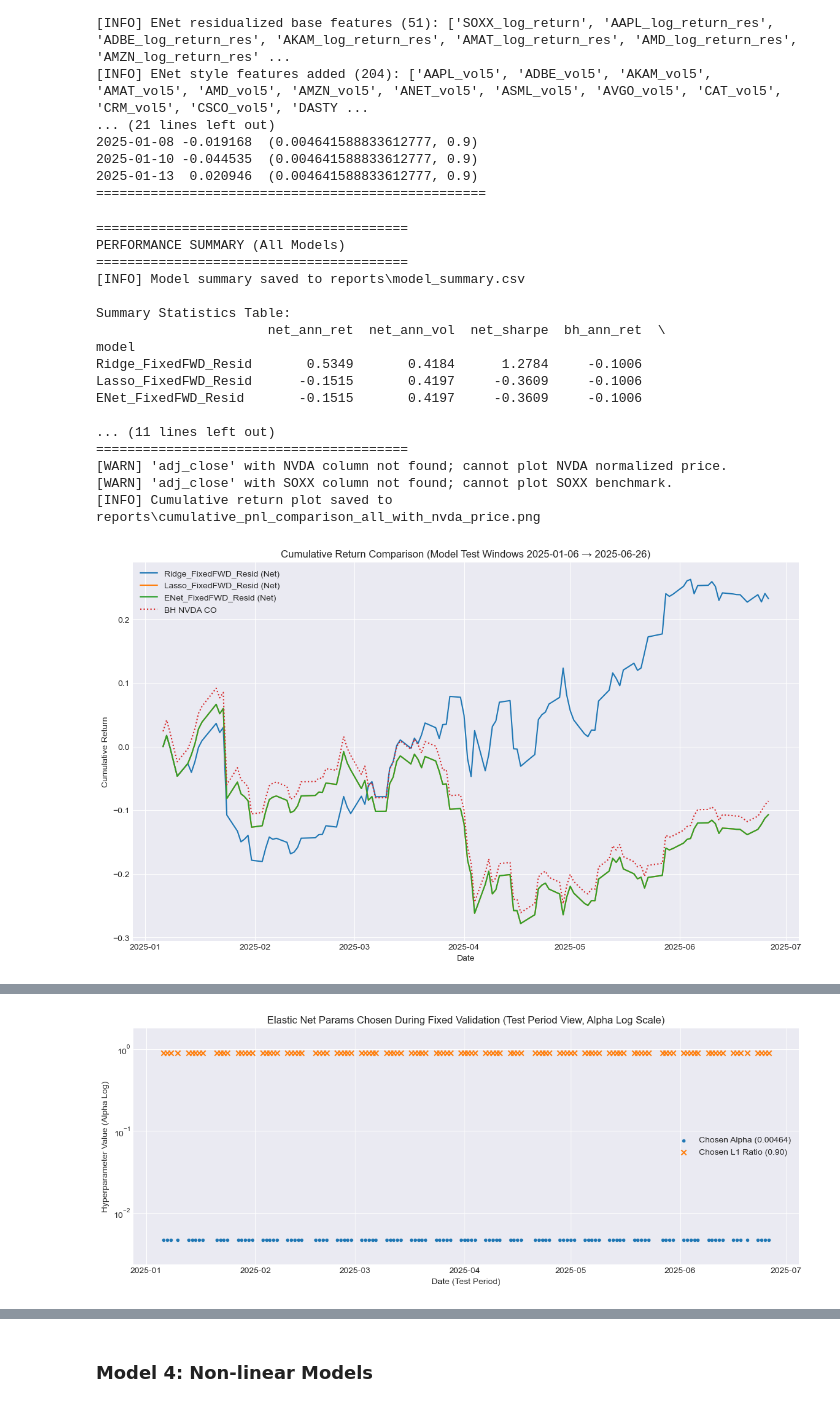
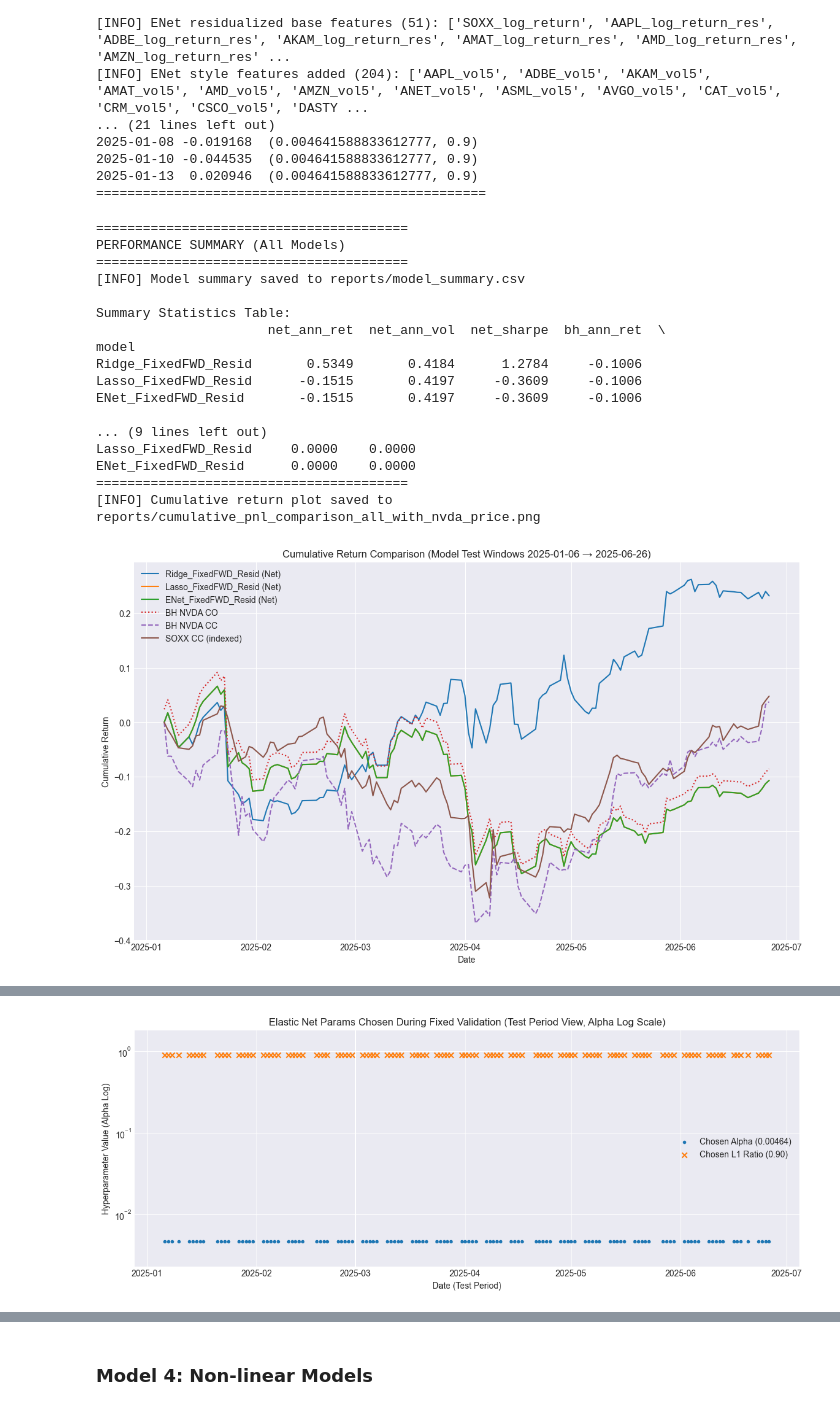
Before and after one commit to JoshuaGloor/dsa5205-project-2, a Jupyter notebook: assignment_2_code.ipynb, the cells around one changed output, grey strips where cells are left out. Saved outputs shown, nothing was run; the diff lists cells and outputs as text; code cells hidden in the pictures.

```diff
--- a/assignment_2_code.ipynb
+++ b/assignment_2_code.ipynb
@@ -1111,6 +1094,9 @@ Executing Lasso Backtest with Fixed Forward Validation (Residualized)
 2025-01-10 -0.044535    0.004642
 2025-01-13  0.020946    0.004642
 ==================================================
+# %%
+# Needed below
+adj_close = data_cube["close"]
 # %%
 # Step 6: Evaluation (Using the results registry functions), and plotting results
 
@@ -1524,20 +1513,20 @@ Executing Elastic Net (FixedFWD, Residualized Features)
 ==================================================
 # %%
 # Summarize results from the store
-print("\n" + "="*40)
+print("\n" + "=" * 40)
 print("PERFORMANCE SUMMARY (All Models)")
-print("="*40)
+print("=" * 40)
 # Assuming summarize_results function is defined in a previous cell
 # It should already handle saving the summary to CSV.
 results_summary = summarize_results(results_store)
 if results_summary is not None and not results_summary.empty:
     print("\nSummary Statistics Table:")
     # Display more precision in the summary table
-    with pd.option_context('display.float_format', '{:,.4f}'.format):
+    with pd.option_context("display.float_format", "{:,.4f}".format):
         print(results_summary)
 else:
     print("No model results available to summarize.")
-print("="*40)
+print("=" * 40)
 
 # --- Plotting Results ---
 # Plot only models present in the results_store
@@ -1549,19 +1538,19 @@ if results_store:
     all_min_dates = [df.index.min() for df in results_store.values() if df is not None and not df.empty]
     all_max_dates = [df.index.max() for df in results_store.values() if df is not None and not df.empty]
     start_dt = min(all_min_dates) if all_min_dates else None
-    end_dt   = max(all_max_dates) if all_max_dates else None
+    end_dt = max(all_max_dates) if all_max_dates else None
 
     # Plot strategy cumulative returns
     for name, df in results_store.items():
-        if df is not None and not df.empty and 'pnl' in df.columns:
+        if df is not None and not df.empty and "pnl" in df.columns:
             # Add cumulative PnL column if needed
-            if 'cum_pnl' not in df.columns:
-                df['cum_pnl'] = (1 + df['pnl'].fillna(0)).cumprod() - 1
+            if "cum_pnl" not in df.columns:
+                df["cum_pnl"] = (1 + df["pnl"].fillna(0)).cumprod() - 1
 
             # Ensure data is available for plotting
-            if not df['cum_pnl'].isna().all():
+            if not df["cum_pnl"].isna().all():
                 # Align to (start_dt, end_dt) if available
-                to_plot = df['cum_pnl']
+                to_plot = df["cum_pnl"]
                 if start_dt is not None and end_dt is not None:
                     to_plot = to_plot.loc[start_dt:end_dt]
                 plt.plot(to_plot.index, to_plot.values, label=f"{name} (Net)")
@@ -1571,10 +1560,10 @@ if results_store:
 
     # --- Add Buy & Hold NVDA Close-to-Open benchmark from a representative run (same window) ---
     bh_df_source = None
-    bh_col_name = 'cum_bh'
+    bh_col_name = "cum_bh"
     for name, df in results_store.items():
-        if df is not None and not df.empty and 'y_real' in df.columns:
-            bh_df_source = df[['y_real']].copy()  # use this df's index & y_real
+        if df is not None and not df.empty and "y_real" in df.columns:
+            bh_df_source = df[["y_real"]].copy()  # use this df's index & y_real
             break  # first valid one
 
     bh_added = False
@@ -1583,10 +1572,9 @@ if results_store:
         if start_dt is not None and end_dt is not None:
             bh_df_source = bh_df_source.loc[start_dt:end_dt]
         if not bh_df_source.empty:
-            bh_df_source[bh_col_name] = (1 + bh_df_source['y_real'].fillna(0)).cumprod() - 1
+            bh_df_source[bh_col_name] = (1 + bh_df_source["y_real"].fillna(0)).cumprod() - 1
             if not bh_df_source[bh_col_name].isna().all():
-                plt.plot(bh_df_source.index, bh_df_source[bh_col_name],
-                         label='BH NVDA CO', linestyle=':')
+                plt.plot(bh_df_source.index, bh_df_source[bh_col_name], label="BH NVDA CO", linestyle=":")
                 bh_added = True
     else:
         print("[WARN] Could not plot Buy & Hold NVDA (CO) benchmark (no y_real found).")
@@ -1594,14 +1582,14 @@ if results_store:
     # --- Add NVDA share price movement (normalized CC price from start of plot) ---
     price_added = False
     try:
-        if 'adj_close' in locals() and isinstance(adj_close, pd.DataFrame) and ('NVDA' in adj_close.columns):
-            nvda_px = adj_close['NVDA'].dropna().sort_index()
+        if "adj_close" in locals() and isinstance(adj_close, pd.DataFrame) and ("NVDA" in adj_close.columns):
+            nvda_px = adj_close["NVDA"].dropna().sort_index()
             if start_dt is not None and end_dt is not None:
                 nvda_px = nvda_px.loc[start_dt:end_dt]
             if len(nvda_px) >= 2:
                 # (b1) Explicit BH NVDA CC (normalized)
                 bh_nvda_cc = (nvda_px / nvda_px.iloc[0]) - 1.0
-                plt.plot(bh_nvda_cc.index, bh_nvda_cc.values, linestyle='--', label='BH NVDA CC')
+                plt.plot(bh_nvda_cc.index, bh_nvda_cc.values, linestyle="--", label="BH NVDA CC")
                 price_added = True
         else:
             print("[WARN] 'adj_close' with NVDA column not found; cannot plot NVDA normalized price.")
@@ -1611,13 +1599,13 @@ if results_store:
     # --- Add SOXX CC indexed (normalized from start of plot) ---
     soxx_added = False
     try:
-        if 'adj_close' in locals() and isinstance(adj_close, pd.DataFrame) and ('SOXX' in adj_close.columns):
-            soxx_px = adj_close['SOXX'].dropna().sort_index()
+        if "adj_close" in locals() and isinstance(adj_close, pd.DataFrame) and ("SOXX" in adj_close.columns):
+            soxx_px = adj_close["SOXX"].dropna().sort_index()
             if start_dt is not None and end_dt is not None:
                 soxx_px = soxx_px.loc[start_dt:end_dt]
             if len(soxx_px) >= 2:
                 soxx_cc = (soxx_px / soxx_px.iloc[0]) - 1.0
-                plt.plot(soxx_cc.index, soxx_cc.values, label='SOXX CC (indexed)')
+                plt.plot(soxx_cc.index, soxx_cc.values, label="SOXX CC (indexed)")
                 soxx_added = True
         else:
             print("[WARN] 'adj_close' with SOXX column not found; cannot plot SOXX benchmark.")
@@ -1651,23 +1639,31 @@ if results_store:
     if enet_model_key in results_store:
         enet_df = results_store[enet_model_key]
         # Note: For fixed validation, 'hyperparam' column will have the SAME best (alpha, l1_ratio) tuple for all test rows.
-        if 'hyperparam' in enet_df.columns and not enet_df['hyperparam'].isna().all():
+        if "hyperparam" in enet_df.columns and not enet_df["hyperparam"].isna().all():
             plt.figure(figsize=(14, 5))
 
             # Extract the chosen alpha and l1_ratio (they are constant in this case)
-            chosen_params = enet_df['hyperparam'].iloc[0]  # Get the tuple
+            chosen_params = enet_df["hyperparam"].iloc[0]  # Get the tuple
             chosen_alpha = chosen_params[0]
             chosen_l1 = chosen_params[1]
 
             # Use scatter plot as values are constant for fixed validation test period
             # Plot alpha
-            plt.scatter(enet_df.index, enet_df['hyperparam'].apply(lambda x: x[0]),
-                        marker='.', label=f'Chosen Alpha ({chosen_alpha:.5f})')
+            plt.scatter(
+                enet_df.index,
+                enet_df["hyperparam"].apply(lambda x: x[0]),
+                marker=".",
+                label=f"Chosen Alpha ({chosen_alpha:.5f})",
+            )
             # Plot l1_ratio
-            plt.scatter(enet_df.index, enet_df['hyperparam'].apply(lambda x: x[1]),
-                        marker='x', label=f'Chosen L1 Ratio ({chosen_l1:.2f})')
+            plt.scatter(
+                enet_df.index,
+                enet_df["hyperparam"].apply(lambda x: x[1]),
+                marker="x",
+                label=f"Chosen L1 Ratio ({chosen_l1:.2f})",
+            )
 
-            plt.yscale('log')  # Use log scale, mainly relevant for alpha
+            plt.yscale("log")  # Use log scale, mainly relevant for alpha
             plt.title("Elastic Net Params Chosen During Fixed Validation (Test Period View, Alpha Log Scale)")
             plt.xlabel("Date (Test Period)")
             plt.ylabel("Hyperparameter Value (Alpha Log)")
@@ -1680,36 +1676,36 @@ if results_store:
             plt.legend()
             plt.grid(True)
             # Save the plot
             try:
                 plot_filename = f"{enet_model_key}_hyperparams_test_period.png"
                 plt.savefig(RESULTS_DIR / plot_filename)
                 print(f"[INFO] Elastic Net hyperparameter plot saved to {RESULTS_DIR / plot_filename}")
             except Exception as e:
                 print(f"[ERROR] Failed to save hyperparameter plot for {enet_model_key}: {e}")
             plt.show()  # Display the plot
         else:
             print(f"[INFO] Hyperparameter column ('hyperparam') not available or empty for {enet_model_key}.")
     else:
         print(f"[INFO] Results for {enet_model_key} not found in results_store.")
 
 else:
     print("[INFO] results_store is empty. Nothing to plot.")
 # %% [output]
 ========================================
 PERFORMANCE SUMMARY (All Models)
 ========================================
-[INFO] Model summary saved to reports\model_summary.csv
+[INFO] Model summary saved to reports/model_summary.csv
 
 Summary Statistics Table:
                       net_ann_ret  net_ann_vol  net_sharpe  bh_ann_ret  \
 model
 Ridge_FixedFWD_Resid       0.5349       0.4184      1.2784     -0.1006
 Lasso_FixedFWD_Resid      -0.1515       0.4197     -0.3609     -0.1006
 ENet_FixedFWD_Resid       -0.1515       0.4197     -0.3609     -0.1006
 
-... (11 lines left out)
+... (9 lines left out)
+Lasso_FixedFWD_Resid     0.0000    0.0000
+ENet_FixedFWD_Resid      0.0000    0.0000
 ========================================
-[WARN] 'adj_close' with NVDA column not found; cannot plot NVDA normalized price.
-[WARN] 'adj_close' with SOXX column not found; cannot plot SOXX benchmark.
-[INFO] Cumulative return plot saved to reports\cumulative_pnl_comparison_all_with_nvda_price.png
+[INFO] Cumulative return plot saved to reports/cumulative_pnl_comparison_all_with_nvda_price.png
-[figure, old version]
+[figure, new version]
```
Also changed, not shown: parts of 16 cells of this notebook, 18 other files.
